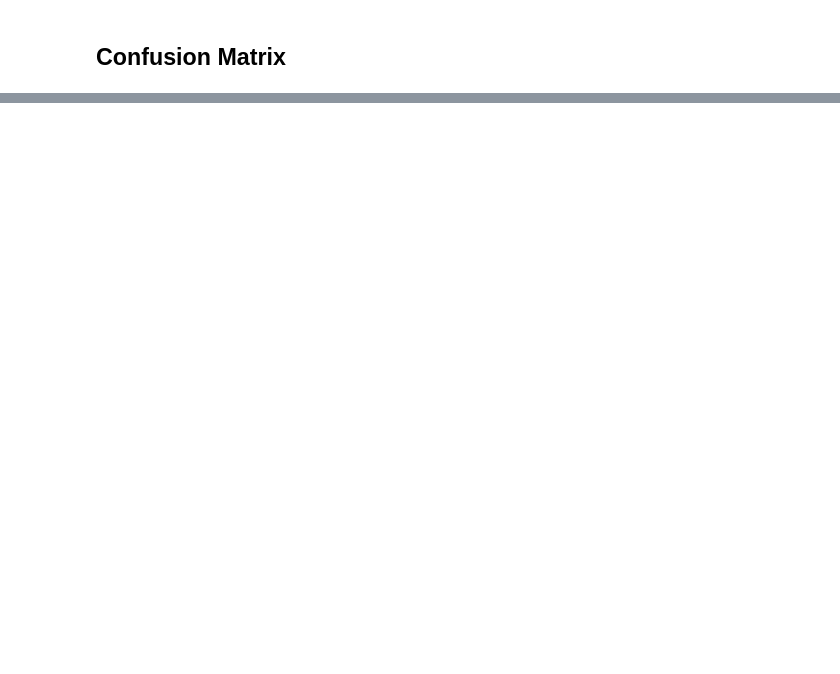
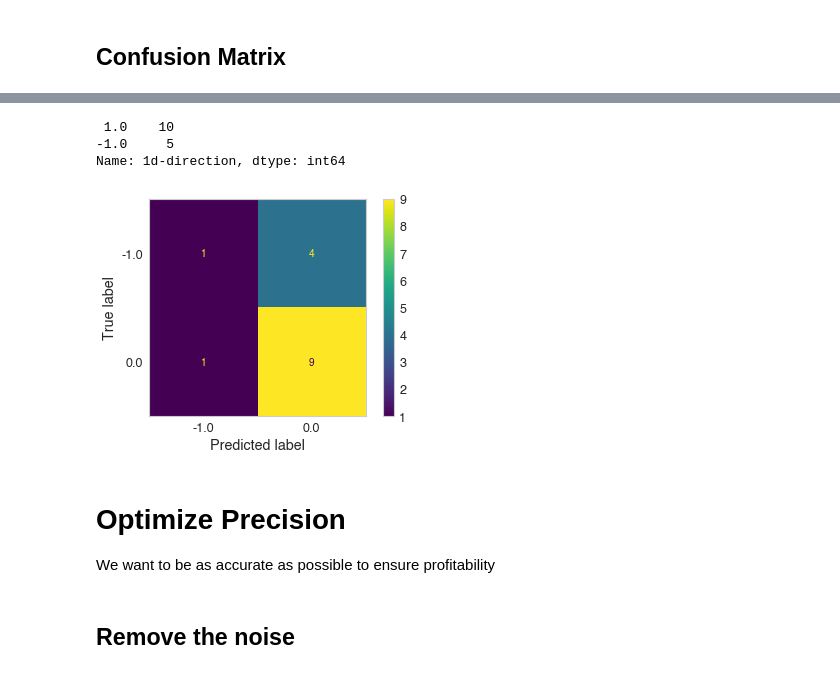
Before and after one commit to mdominguez2010/wsb-sentiment-analysis, a Jupyter notebook: model.ipynb, the cells around one changed output, grey strips where cells are left out. Drawn from its saved outputs; the diff is of its cells as text; code cells hidden in the pictures; blank space fills up the shorter version.

```diff
--- a/model.ipynb
+++ b/model.ipynb
@@ -448,0 +432,17 @@ Precision Score: 0.5614
+# %%
+y_test.value_counts()
+# %% [output]
+ 1.0    10
+-1.0     5
+Name: 1d-direction, dtype: int64
+# %%
+plot_confusion_matrix(rf, X_test, y_test)
+plt.grid(b=None)
+# %% [output]
+[figure, added]
+# %% [markdown]
+# Optimize Precision
+
+We want to be as accurate as possible to ensure profitability
+# %% [markdown]
+## Remove the noise
```
Also changed, not shown: parts of 8 cells of this notebook, 3 other files.
